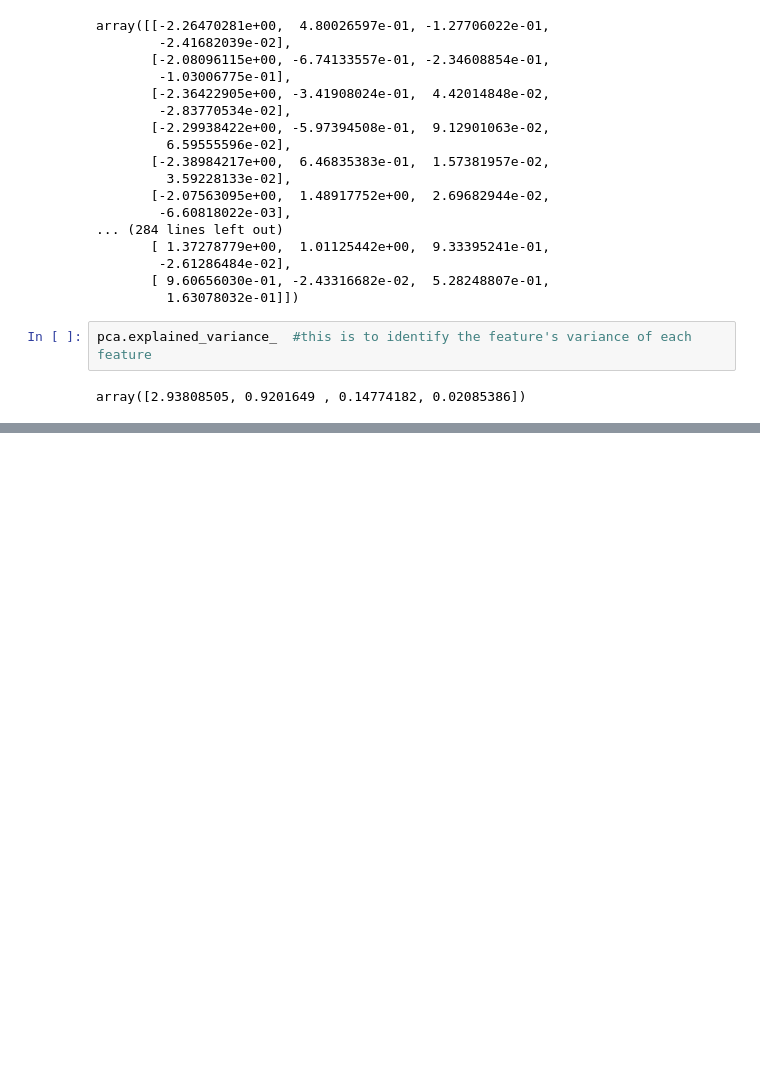
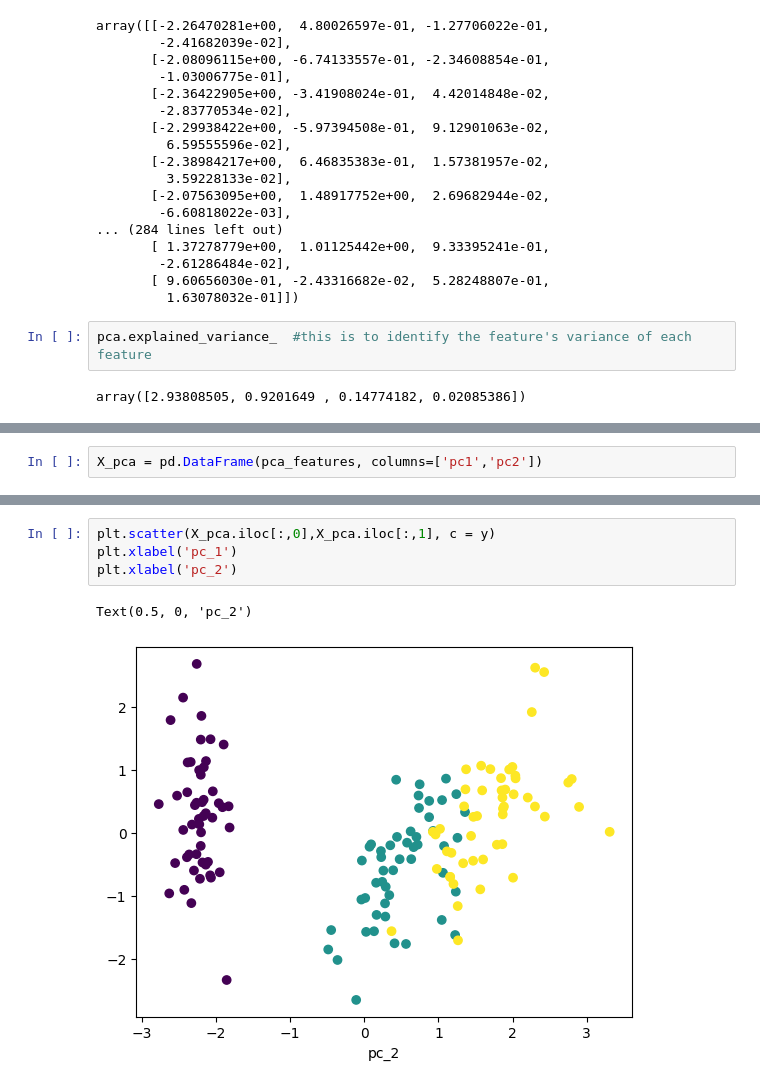
Before and after one commit to ShreeKeshavan/Machine_Learning, a Jupyter notebook: Feature_Engineering.ipynb, the cells around one changed output, grey strips where cells are left out. Drawn from its saved outputs; the diff is of its cells as text; blank space fills up the shorter version.

```diff
--- a/Feature_Engineering.ipynb
+++ b/Feature_Engineering.ipynb
@@ -243,0 +299,2 @@ array([2.93808505, 0.9201649 , 0.14774182, 0.02085386])
+# %%
+X_pca = pd.DataFrame(pca_features, columns=['pc1','pc2'])
@@ -243,0 +317,7 @@ array([2.93808505, 0.9201649 , 0.14774182, 0.02085386])
+# %%
+plt.scatter(X_pca.iloc[:,0],X_pca.iloc[:,1], c = y)
+plt.xlabel('pc_1')
+plt.xlabel('pc_2')
+# %% [output]
+Text(0.5, 0, 'pc_2')
+[figure, added]
```
Also changed, not shown: parts of 12 cells of this notebook.
